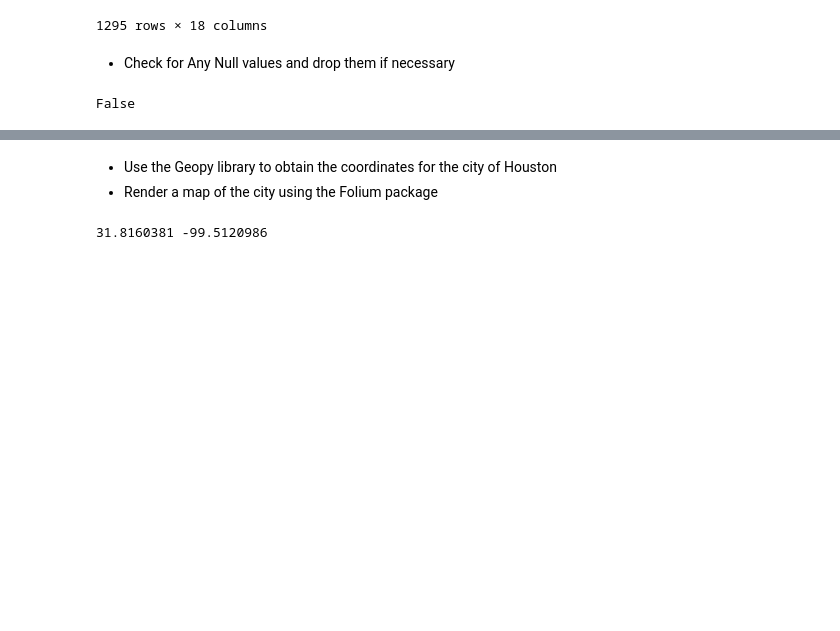
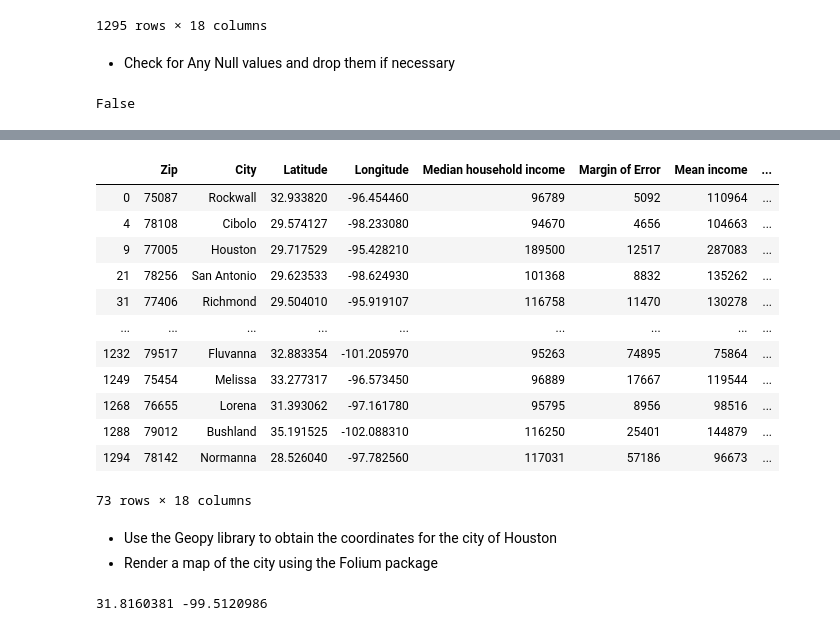
Before and after one commit to a-dodds-datascience/Coursera_Capstone, a Jupyter notebook: CourseraCapstone.ipynb, the cells around one changed output, grey strips where cells are left out. Saved outputs shown, nothing was run; the diff lists cells and outputs as text; code cells hidden in the pictures; blank space fills up the shorter version.

```diff
--- a/CourseraCapstone.ipynb
+++ b/CourseraCapstone.ipynb
@@ -100,3 +103,20 @@ False
+# %%
+df3 = df3[df3['Median household income'] >= 90000]
+df3
+# %% [output]
+|  | Zip | City | Latitude | Longitude | Median household income | Margin of Error | Mean income | ... |
+| 0 | 75087 | Rockwall | 32.933820 | -96.454460 | 96789 | 5092 | 110964 | ... |
+| 4 | 78108 | Cibolo | 29.574127 | -98.233080 | 94670 | 4656 | 104663 | ... |
+| 9 | 77005 | Houston | 29.717529 | -95.428210 | 189500 | 12517 | 287083 | ... |
+| 21 | 78256 | San Antonio | 29.623533 | -98.624930 | 101368 | 8832 | 135262 | ... |
+| 31 | 77406 | Richmond | 29.504010 | -95.919107 | 116758 | 11470 | 130278 | ... |
+| ... | ... | ... | ... | ... | ... | ... | ... | ... |
+| 1232 | 79517 | Fluvanna | 32.883354 | -101.205970 | 95263 | 74895 | 75864 | ... |
+| 1249 | 75454 | Melissa | 33.277317 | -96.573450 | 96889 | 17667 | 119544 | ... |
+| 1268 | 76655 | Lorena | 31.393062 | -97.161780 | 95795 | 8956 | 98516 | ... |
+| 1288 | 79012 | Bushland | 35.191525 | -102.088310 | 116250 | 25401 | 144879 | ... |
+| 1294 | 78142 | Normanna | 28.526040 | -97.782560 | 117031 | 57186 | 96673 | ... |
+73 rows × 18 columns
 # %% [markdown]
 * Use the Geopy library to obtain the coordinates for the city of Houston
 * Render a map of the city using the Folium package
```
Also changed, not shown: parts of 3 cells of this notebook.
